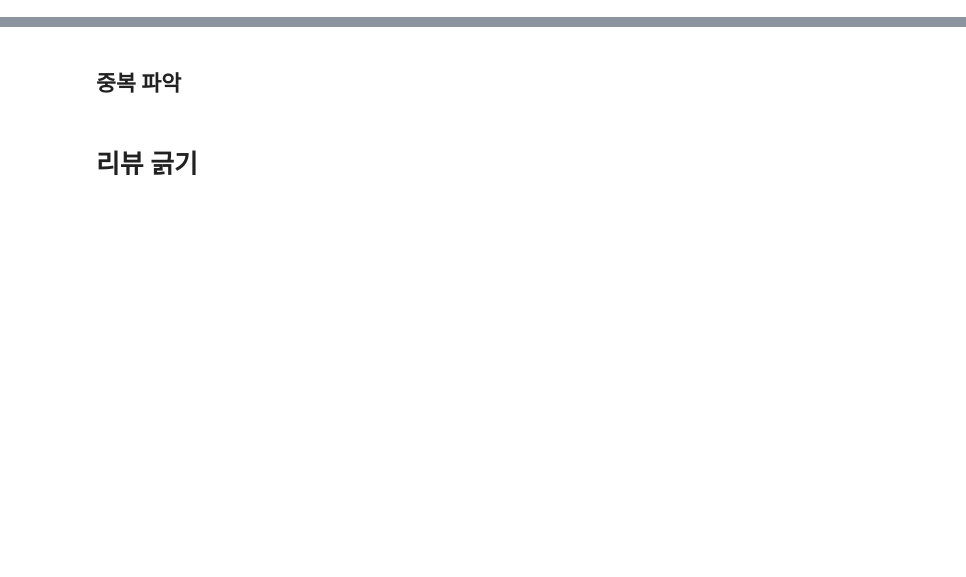
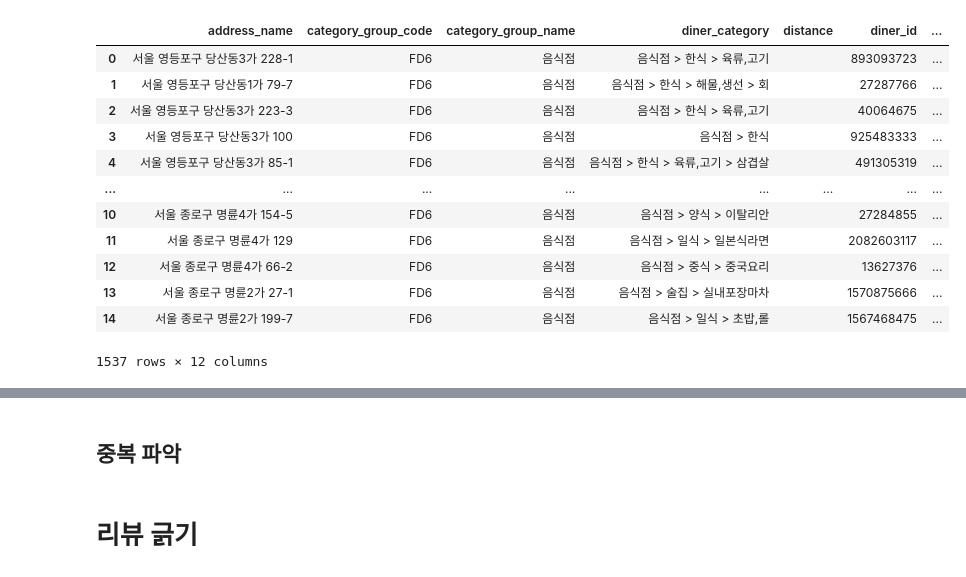
Before and after one commit to LearningnRunning/What2Eat, a Jupyter notebook: ModularizationTest.ipynb, the cells around one changed output, grey strips where cells are left out. Drawn from its saved outputs; the diff is of its cells as text; code cells hidden in the pictures; blank space fills up the shorter version.

```diff
--- a/ModularizationTest.ipynb
+++ b/ModularizationTest.ipynb
@@ -78,3 +132,19 @@ memory usage: 137.1+ KB
+# %%
+urls_df
+# %% [output]
+|  | address_name | category_group_code | category_group_name | diner_category | distance | diner_id | ... |
+| 0 | 서울 영등포구 당산동3가 228-1 | FD6 | 음식점 | 음식점 > 한식 > 육류,고기 |  | 893093723 | ... |
+| 1 | 서울 영등포구 당산동1가 79-7 | FD6 | 음식점 | 음식점 > 한식 > 해물,생선 > 회 |  | 27287766 | ... |
+| 2 | 서울 영등포구 당산동3가 223-3 | FD6 | 음식점 | 음식점 > 한식 > 육류,고기 |  | 40064675 | ... |
+| 3 | 서울 영등포구 당산동3가 100 | FD6 | 음식점 | 음식점 > 한식 |  | 925483333 | ... |
+| 4 | 서울 영등포구 당산동3가 85-1 | FD6 | 음식점 | 음식점 > 한식 > 육류,고기 > 삼겹살 |  | 491305319 | ... |
+| ... | ... | ... | ... | ... | ... | ... | ... |
+| 10 | 서울 종로구 명륜4가 154-5 | FD6 | 음식점 | 음식점 > 양식 > 이탈리안 |  | 27284855 | ... |
+| 11 | 서울 종로구 명륜4가 129 | FD6 | 음식점 | 음식점 > 일식 > 일본식라면 |  | 2082603117 | ... |
+| 12 | 서울 종로구 명륜4가 66-2 | FD6 | 음식점 | 음식점 > 중식 > 중국요리 |  | 13627376 | ... |
+| 13 | 서울 종로구 명륜2가 27-1 | FD6 | 음식점 | 음식점 > 술집 > 실내포장마차 |  | 1570875666 | ... |
+| 14 | 서울 종로구 명륜2가 199-7 | FD6 | 음식점 | 음식점 > 일식 > 초밥,롤 |  | 1567468475 | ... |
+1537 rows × 12 columns
 # %%
 urls_df.head()
 # %% [output]
```
Also changed, not shown: parts of 37 cells of this notebook, 1 other file.
